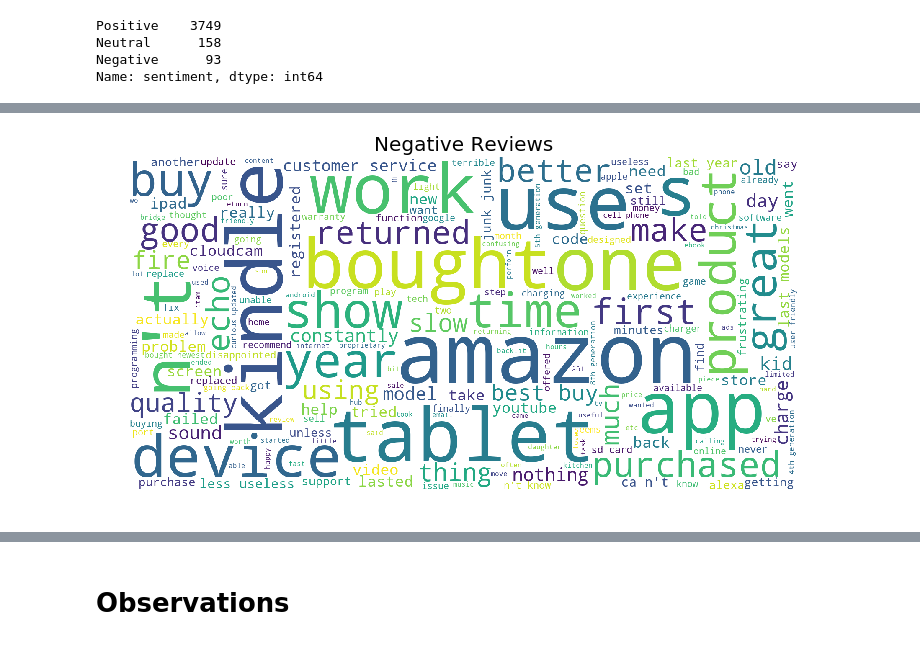
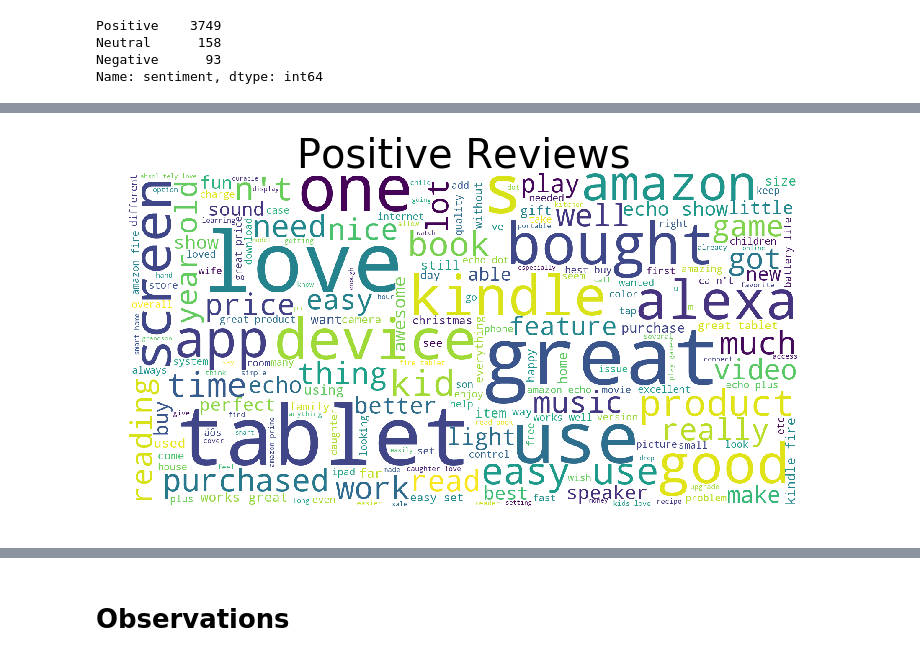
Before and after one commit to gendath/AI-Capstone-Project, a Jupyter notebook: AI CAPSTONE ECOMMERCE.ipynb, the cells around one changed output, grey strips where cells are left out. Cells and saved outputs as stored; diff of their text form; code cells hidden in the pictures.

```diff
--- a/AI CAPSTONE ECOMMERCE.ipynb
+++ b/AI CAPSTONE ECOMMERCE.ipynb
@@ -105,10 +142,14 @@ class WordCloudGeneration:
         return preprocessed_data
 
     def create_word_cloud(self, final_data,title=""):
+        final_data=self.preprocessing(final_data)
 
         wordcloud = WordCloud(width=1600, height=800, max_font_size=200, background_color="white").generate(final_data)
         plt.figure(figsize=(12,10))
         plt.imshow(wordcloud)
         plt.axis("off")
-        plt.title(title,fontsize=20)
+        plt.title(title,fontsize=40)
         plt.show()
+
+
+wordcloud_generator = WordCloudGeneration()
@@ -131,9 +156,5 @@ wordcloud_generator.create_word_cloud(clean_data,"Neutral Reviews")
-# %%
-wordcloud_generator = WordCloudGeneration()
-# you may uncomment the following line to use custom input
-# input_text = input("Enter the text here: ")
-input_text = Negative_Review_Text
-clean_data = wordcloud_generator.preprocessing(input_text)
-wordcloud_generator.create_word_cloud(clean_data,"Negative Reviews")
-# %% [output]
-[figure, removed]
+# %%
+
+wordcloud_generator.create_word_cloud(Positive_Review_Text,"Positive Reviews")
+# %% [output]
+[figure, added]
```
Also changed, not shown: parts of 32 cells of this notebook.
